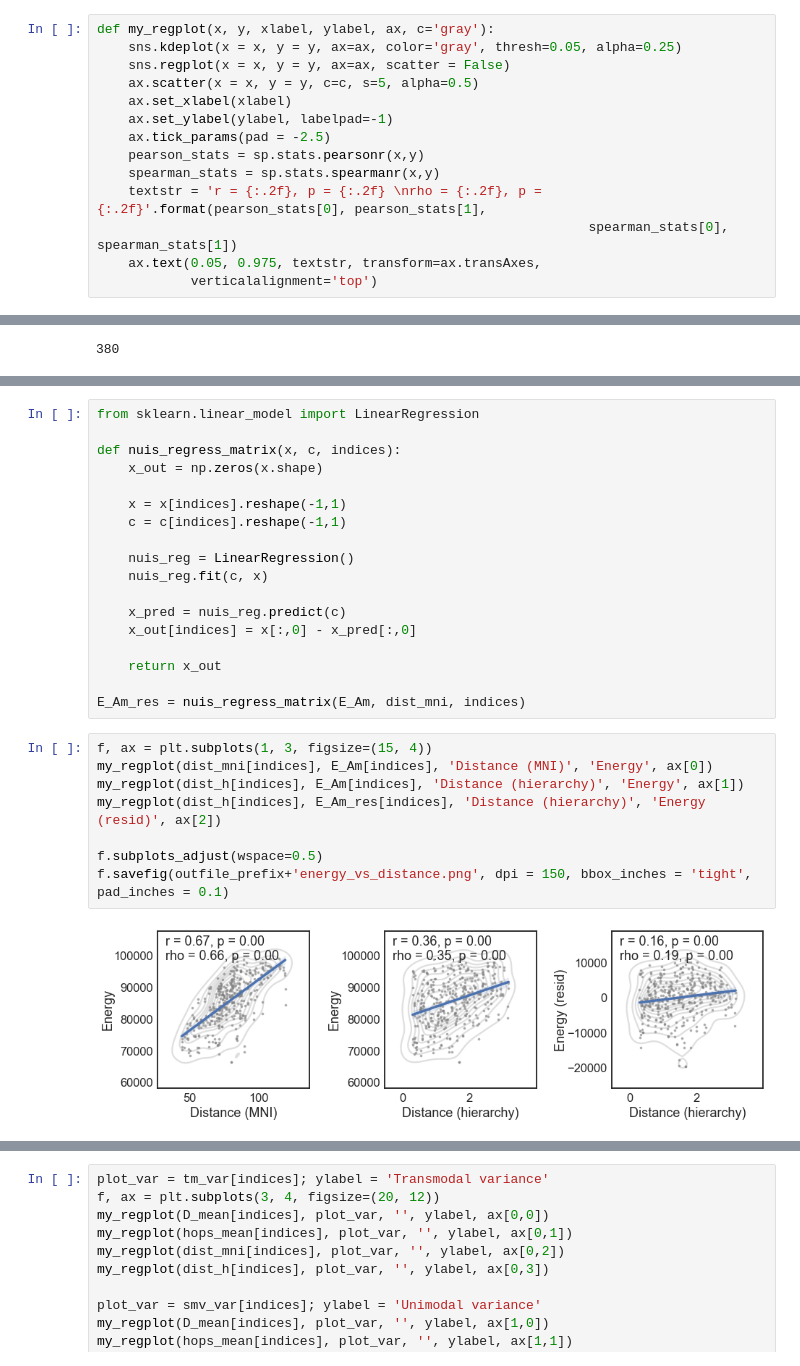
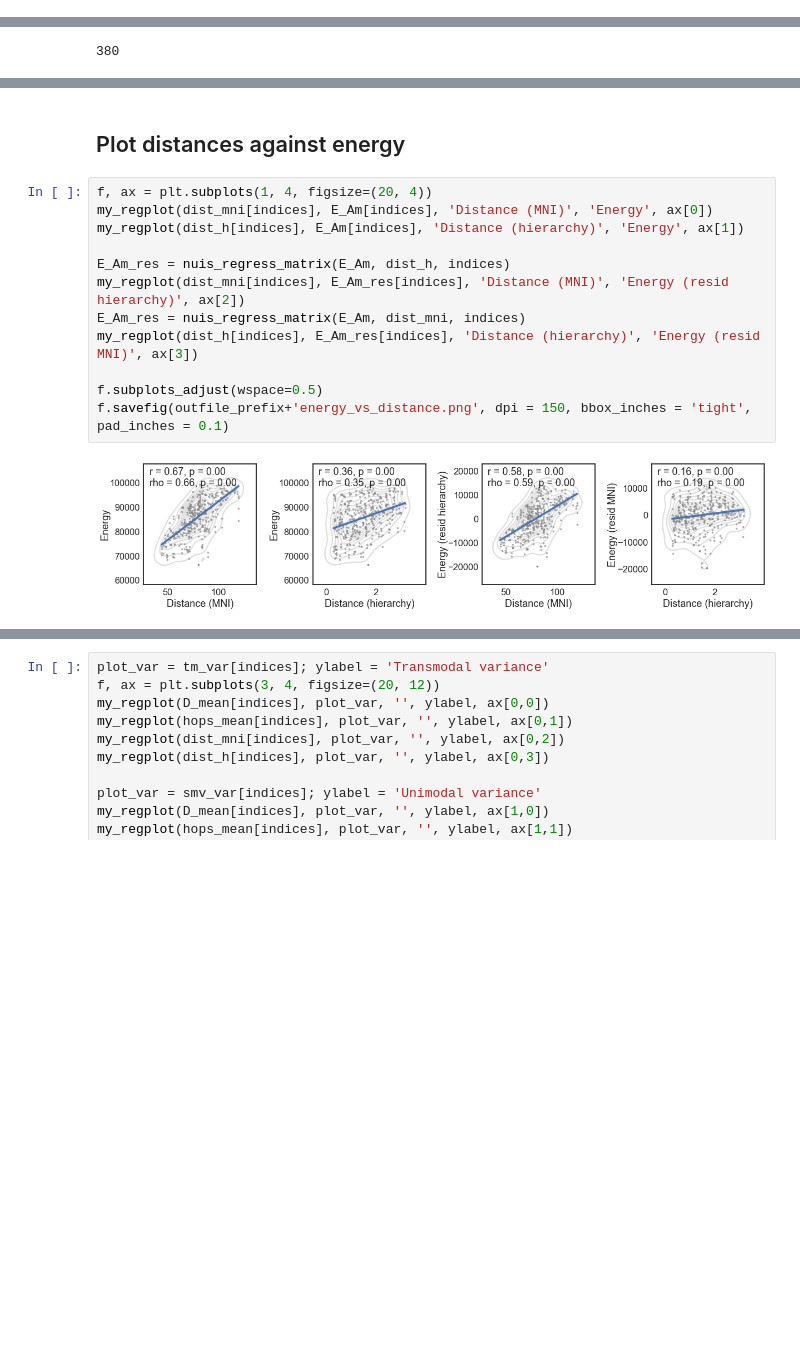
Before and after one commit to lindenmp/nct_hierarchy, a Jupyter notebook: 1_code/results_mean_a.ipynb, the cells around one changed output, grey strips where cells are left out. Drawn from its saved outputs; the diff is of its cells as text; blank space fills up the shorter version.

```diff
--- a/1_code/results_mean_a.ipynb
+++ b/1_code/results_mean_a.ipynb
@@ -77,20 +80,6 @@ if not os.path.exists(figdir): os.makedirs(figdir)
 os.chdir(figdir)
 sns.set(style='white', context = 'talk', font_scale = 1)
 cmap = my_get_cmap('pair')
-# %%
-def my_regplot(x, y, xlabel, ylabel, ax, c='gray'):
-    sns.kdeplot(x = x, y = y, ax=ax, color='gray', thresh=0.05, alpha=0.25)
-    sns.regplot(x = x, y = y, ax=ax, scatter = False)
-    ax.scatter(x = x, y = y, c=c, s=5, alpha=0.5)
-    ax.set_xlabel(xlabel)
-    ax.set_ylabel(ylabel, labelpad=-1)
-    ax.tick_params(pad = -2.5)
-    pearson_stats = sp.stats.pearsonr(x,y)
-    spearman_stats = sp.stats.spearmanr(x,y)
-    textstr = 'r = {:.2f}, p = {:.2f} \nrho = {:.2f}, p = {:.2f}'.format(pearson_stats[0], pearson_stats[1],
-                                                               spearman_stats[0], spearman_stats[1])
-    ax.text(0.05, 0.975, textstr, transform=ax.transAxes,
-            verticalalignment='top')
 # %% [markdown]
 # Load data
 # %% [markdown]
@@ -194,30 +257,18 @@ my_regplot(dist_mni[indices], dist_h[indices], 'Distance (hierarchy)', 'Distance
 # %% [output]
 [figure]
-# %%
-from sklearn.linear_model import LinearRegression
-
-def nuis_regress_matrix(x, c, indices):
-    x_out = np.zeros(x.shape)
-
-    x = x[indices].reshape(-1,1)
-    c = c[indices].reshape(-1,1)
-
-    nuis_reg = LinearRegression()
-    nuis_reg.fit(c, x)
-
-    x_pred = nuis_reg.predict(c)
-    x_out[indices] = x[:,0] - x_pred[:,0]
-
-    return x_out
-
-E_Am_res = nuis_regress_matrix(E_Am, dist_mni, indices)
+# %% [markdown]
+## Plot distances against energy
 # %%
-f, ax = plt.subplots(1, 3, figsize=(15, 4))
+f, ax = plt.subplots(1, 4, figsize=(20, 4))
 my_regplot(dist_mni[indices], E_Am[indices], 'Distance (MNI)', 'Energy', ax[0])
 my_regplot(dist_h[indices], E_Am[indices], 'Distance (hierarchy)', 'Energy', ax[1])
-my_regplot(dist_h[indices], E_Am_res[indices], 'Distance (hierarchy)', 'Energy (resid)', ax[2])
+
+E_Am_res = nuis_regress_matrix(E_Am, dist_h, indices)
+my_regplot(dist_mni[indices], E_Am_res[indices], 'Distance (MNI)', 'Energy (resid hierarchy)', ax[2])
+E_Am_res = nuis_regress_matrix(E_Am, dist_mni, indices)
+my_regplot(dist_h[indices], E_Am_res[indices], 'Distance (hierarchy)', 'Energy (resid MNI)', ax[3])
 
 f.subplots_adjust(wspace=0.5)
 f.savefig(outfile_prefix+'energy_vs_distance.png', dpi = 150, bbox_inches = 'tight', pad_inches = 0.1)
 # %% [output]
-[figure, old version]
+[figure, new version]
```
Also changed, not shown: parts of 21 cells of this notebook, 1 other file.
